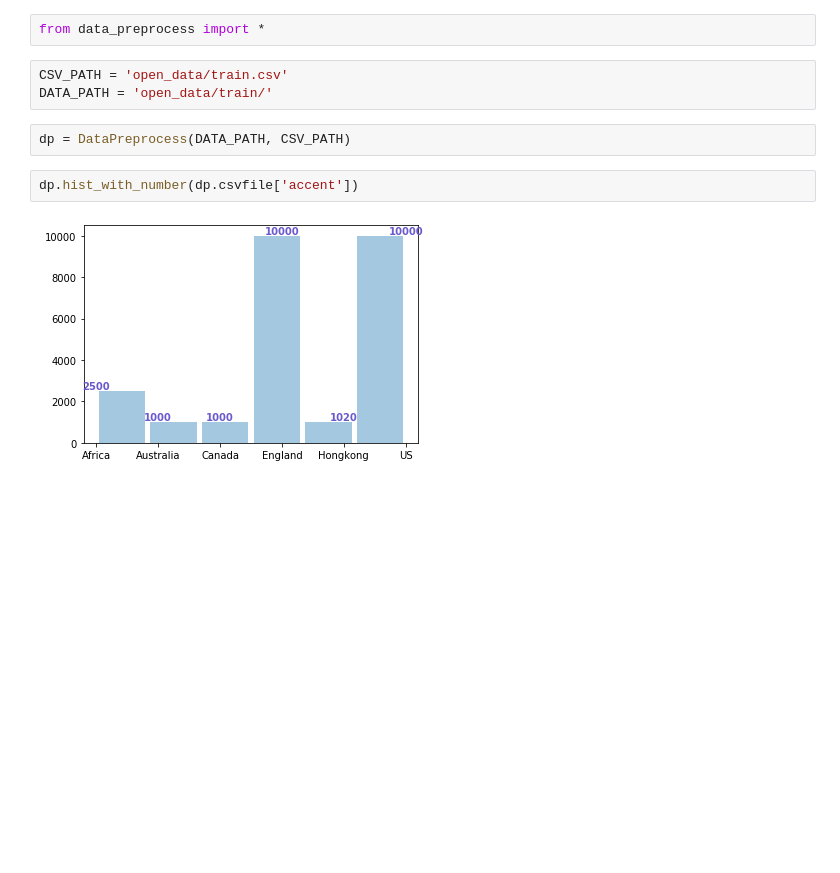
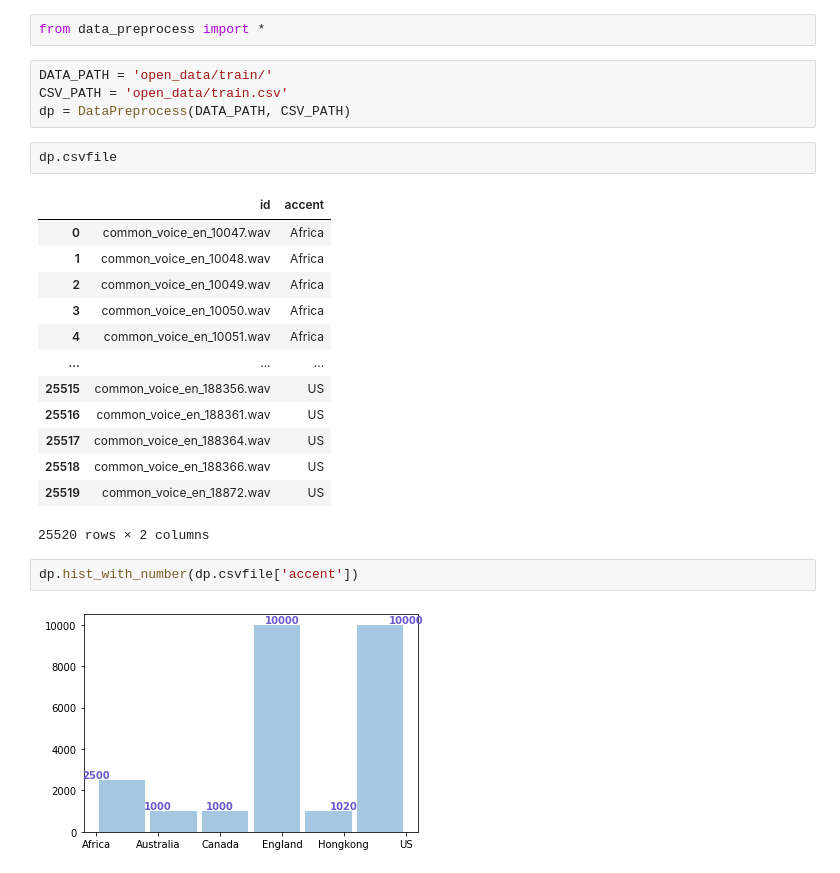
Before and after one commit to yebiny/english-audio-classify, a Jupyter notebook: process-tutorial.ipynb, the cells around one changed output. Cells and saved outputs as stored; diff of their text form; blank space fills up the shorter version.

```diff
--- a/process-tutorial.ipynb
+++ b/process-tutorial.ipynb
@@ -1,10 +1,25 @@
 # %%
 from data_preprocess import *
-# %%
-CSV_PATH = 'open_data/train.csv'
-DATA_PATH = 'open_data/train/'
-# %%
-dp = DataPreprocess(DATA_PATH, CSV_PATH)
+# %%
+DATA_PATH = 'open_data/train/'
+CSV_PATH = 'open_data/train.csv'
+dp = DataPreprocess(DATA_PATH, CSV_PATH)
+# %%
+dp.csvfile
+# %% [output]
+|  | id | accent |
+| 0 | common_voice_en_10047.wav | Africa |
+| 1 | common_voice_en_10048.wav | Africa |
+| 2 | common_voice_en_10049.wav | Africa |
+| 3 | common_voice_en_10050.wav | Africa |
+| 4 | common_voice_en_10051.wav | Africa |
+| ... | ... | ... |
+| 25515 | common_voice_en_188356.wav | US |
+| 25516 | common_voice_en_188361.wav | US |
+| 25517 | common_voice_en_188364.wav | US |
+| 25518 | common_voice_en_188366.wav | US |
+| 25519 | common_voice_en_18872.wav | US |
+25520 rows × 2 columns
 # %%
 dp.hist_with_number(dp.csvfile['accent'])
 # %% [output]
```
Also changed, not shown: parts of 10 cells of this notebook, 1 other file.
